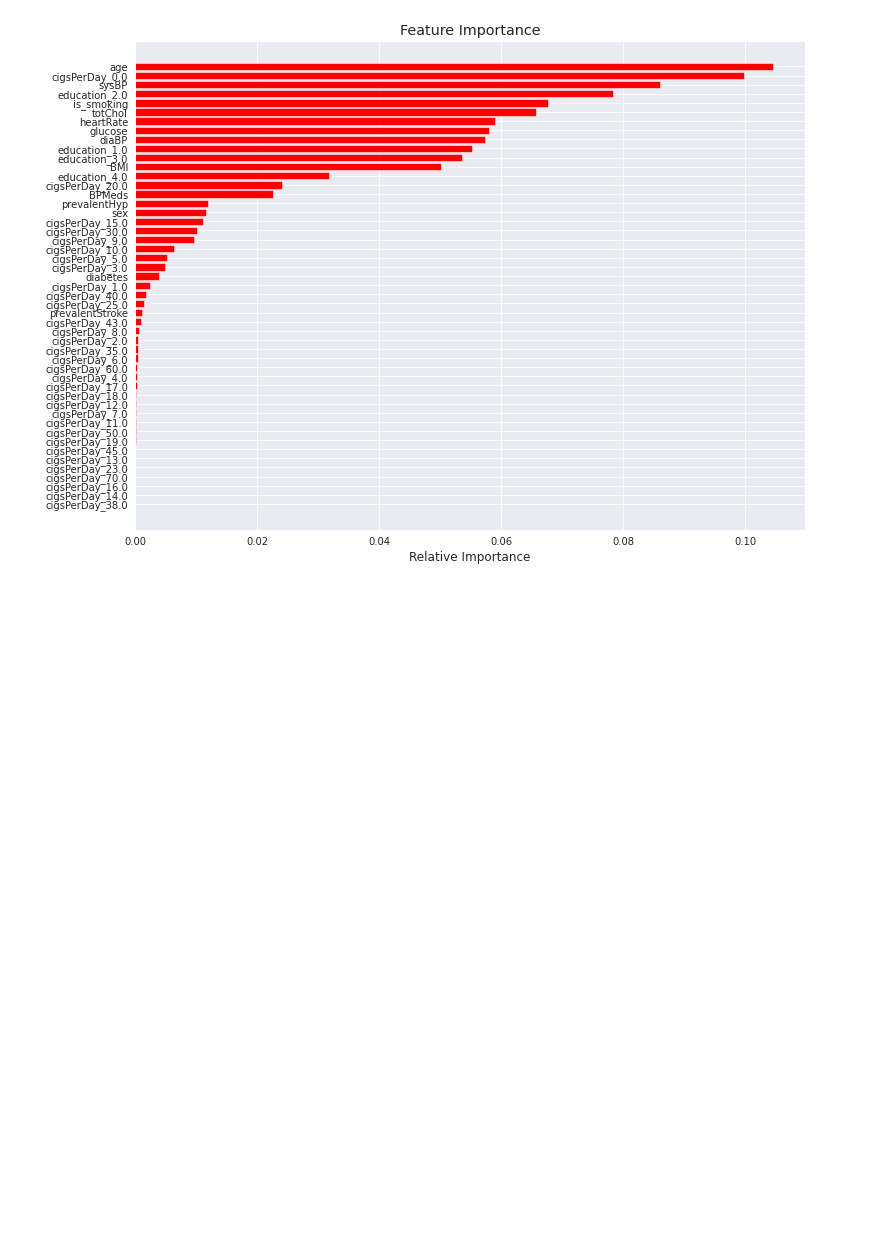
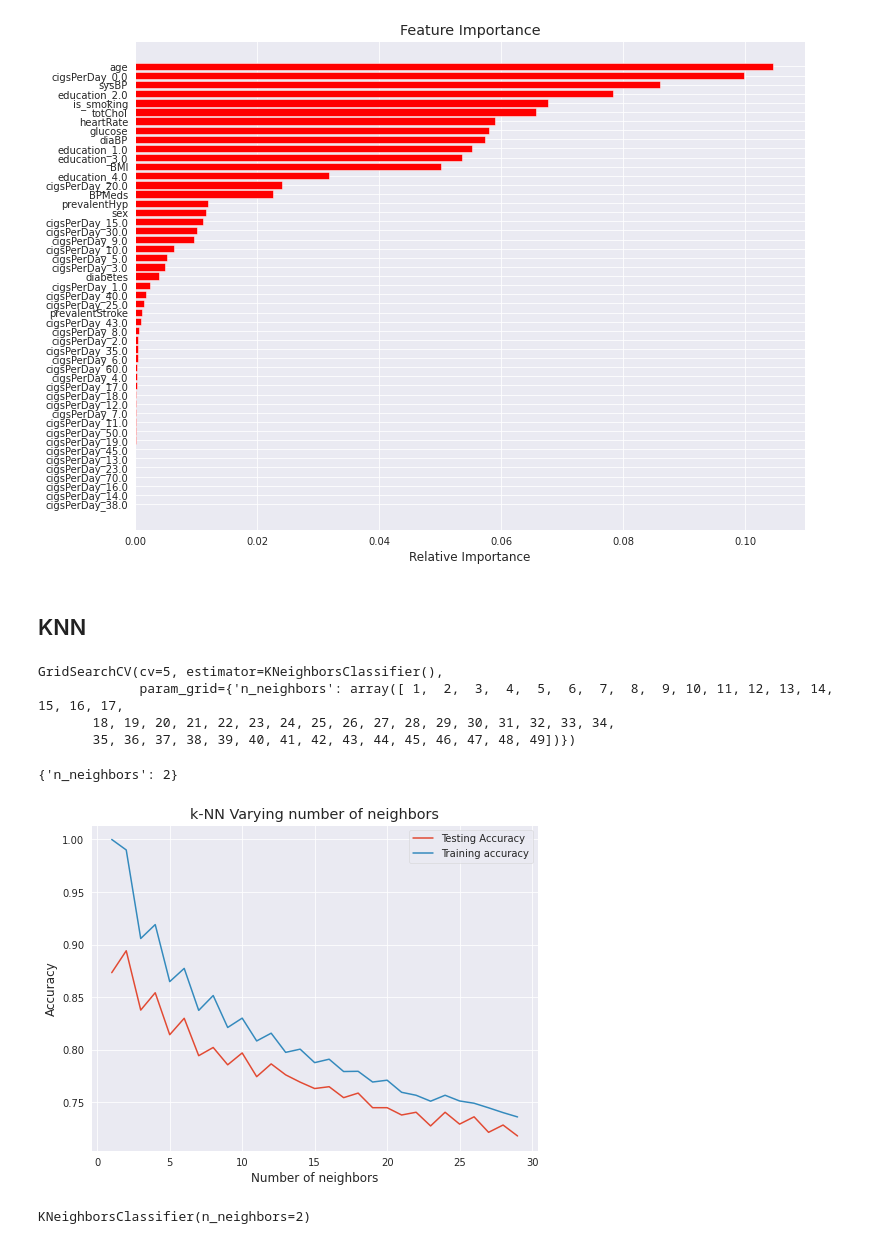
Before and after one commit to Kunaltembhare003/Cardiovascular-heart-diseases, a Jupyter notebook: Cardiovascular_heart_diseases_.ipynb, the cells around one changed output. Cells and saved outputs as stored; diff of their text form; code cells hidden in the pictures; blank space fills up the shorter version.

```diff
--- a/Cardiovascular_heart_diseases_.ipynb
+++ b/Cardiovascular_heart_diseases_.ipynb
@@ -1244,4 +1244,4 @@ plt.show()
 # %% [output]
 [figure]
 # %% [markdown]
-#
+## KNN
@@ -1247,0 +1250,42 @@ plt.show()
+# %%
+knn = KNeighborsClassifier()
+knn_cv= GridSearchCV(knn,param_grid,cv=5)
+knn_cv.fit(X_sm,y_sm)
+# %% [output]
+GridSearchCV(cv=5, estimator=KNeighborsClassifier(),
+             param_grid={'n_neighbors': array([ 1,  2,  3,  4,  5,  6,  7,  8,  9, 10, 11, 12, 13, 14, 15, 16, 17,
+       18, 19, 20, 21, 22, 23, 24, 25, 26, 27, 28, 29, 30, 31, 32, 33, 34,
+       35, 36, 37, 38, 39, 40, 41, 42, 43, 44, 45, 46, 47, 48, 49])})
+# %%
+bestPermet=knn_cv.best_params_
+knn_cv.best_params_
+# %% [output]
+{'n_neighbors': 2}
+# %%
+#Setup arrays to store training and test accuracies
+neighbors = np.arange(1,30)
+train_accuracy =np.empty(len(neighbors))
+test_accuracy = np.empty(len(neighbors))
+
+for i,k in enumerate(neighbors):
+    # Setup a knn classifier with k neighbors
+    knn = KNeighborsClassifier(n_neighbors=k)
+
+    # Fit the model
+    knn.fit(X_train, y_train)
+
+    # Compute accuracy on the training set
+    train_accuracy[i] = knn.score(X_train, y_train)
+
+    # Compute accuracy on the test set
+    test_accuracy[i] = knn.score(X_test, y_test)
+# %%
+plt.title('k-NN Varying number of neighbors')
+plt.plot(neighbors, test_accuracy, label='Testing Accuracy')
+plt.plot(neighbors, train_accuracy, label='Training accuracy')
+plt.legend()
+plt.xlabel('Number of neighbors')
+plt.ylabel('Accuracy')
+plt.show()
+# %% [output]
+[figure, added]
@@ -1247,0 +1295,5 @@ plt.show()
+# %%
+# Fit the model
+knn.fit(X_train,y_train)
+# %% [output]
+KNeighborsClassifier(n_neighbors=2)
```
Also changed, not shown: parts of 50 cells of this notebook.
